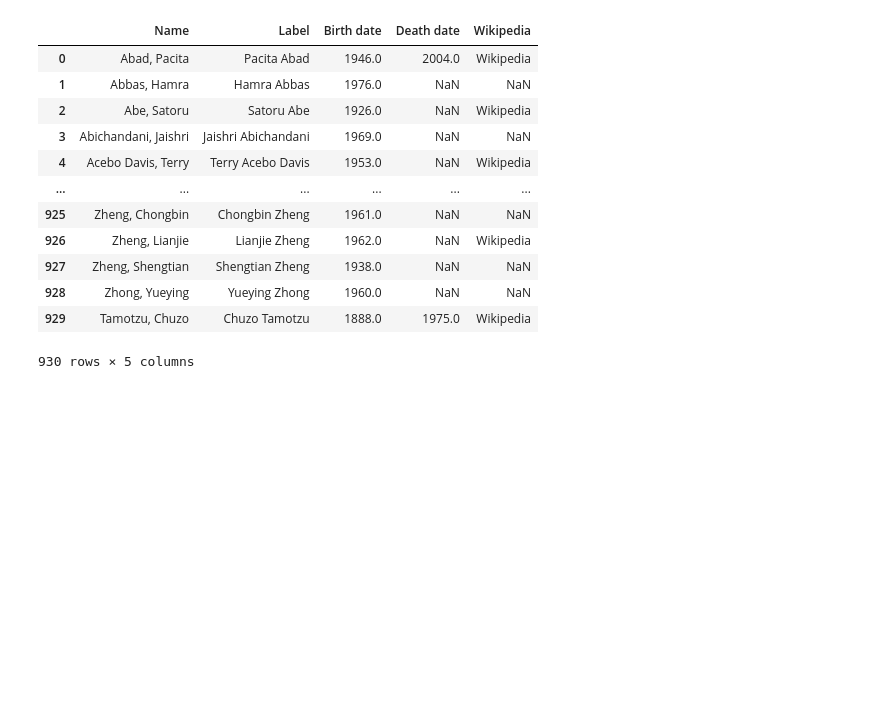
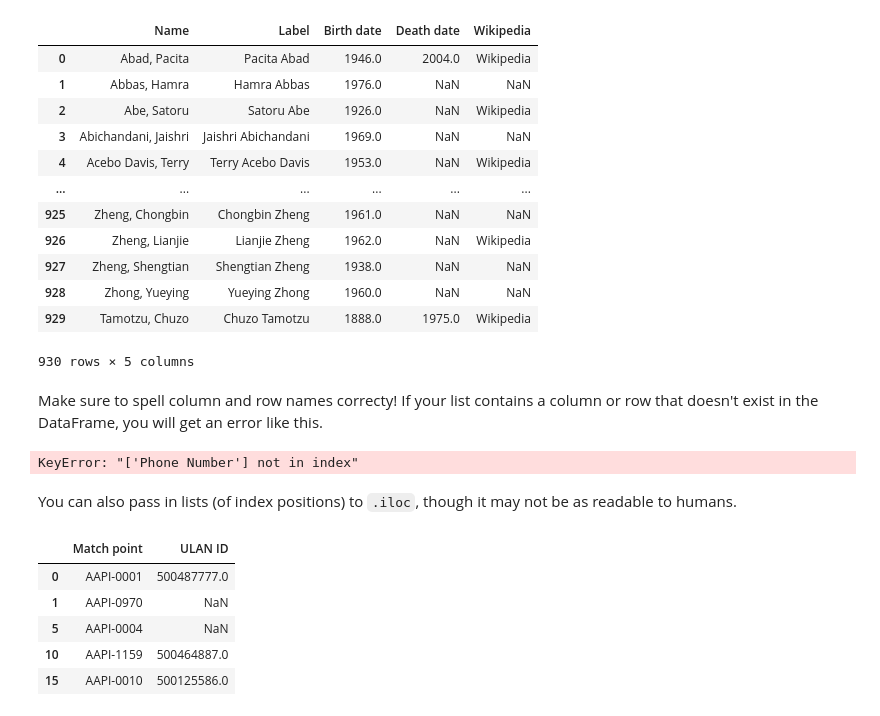
Before and after one commit to wintere/pandas-workshop, a Jupyter notebook: Notebooks/day-01-f25.ipynb, the cells around one changed output. Drawn from its saved outputs; the diff is of its cells as text; code cells hidden in the pictures; blank space fills up the shorter version.

```diff
--- a/Notebooks/day-01-f25.ipynb
+++ b/Notebooks/day-01-f25.ipynb
@@ -379,3 +575,21 @@ moma.loc[:, longer_list]
 | 928 | Zhong, Yueying | Yueying Zhong | 1960.0 | NaN | NaN |
 | 929 | Tamotzu, Chuzo | Chuzo Tamotzu | 1888.0 | 1975.0 | Wikipedia |
 930 rows × 5 columns
+# %% [markdown]
+Make sure to spell column and row names correcty! If your list contains a column or row that doesn't exist in the DataFrame, you will get an error like this.
+# %%
+moma.loc[:, ["Name", "Phone Number"]]
+# %% [output]
+KeyError: "['Phone Number'] not in index"
+# %% [markdown]
+You can also pass in lists (of index positions)
+to `.iloc`, though it may not be as readable to humans.
+# %%
+moma.iloc[[0, 1, 5, 10, 15], :2]
+# %% [output]
+|  | Match point | ULAN ID |
+| 0 | AAPI-0001 | 500487777.0 |
+| 1 | AAPI-0970 | NaN |
+| 5 | AAPI-0004 | NaN |
+| 10 | AAPI-1159 | 500464887.0 |
+| 15 | AAPI-0010 | 500125586.0 |
```
Also changed, not shown: parts of 50 cells of this notebook.
